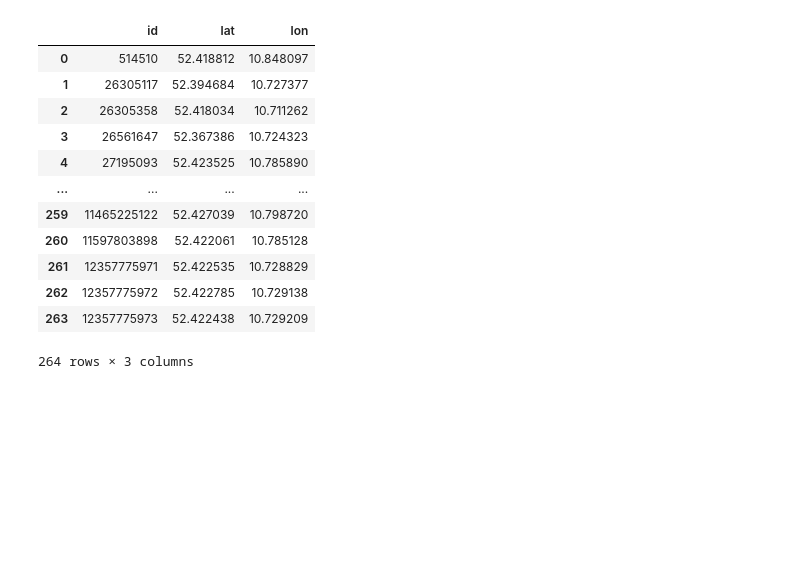
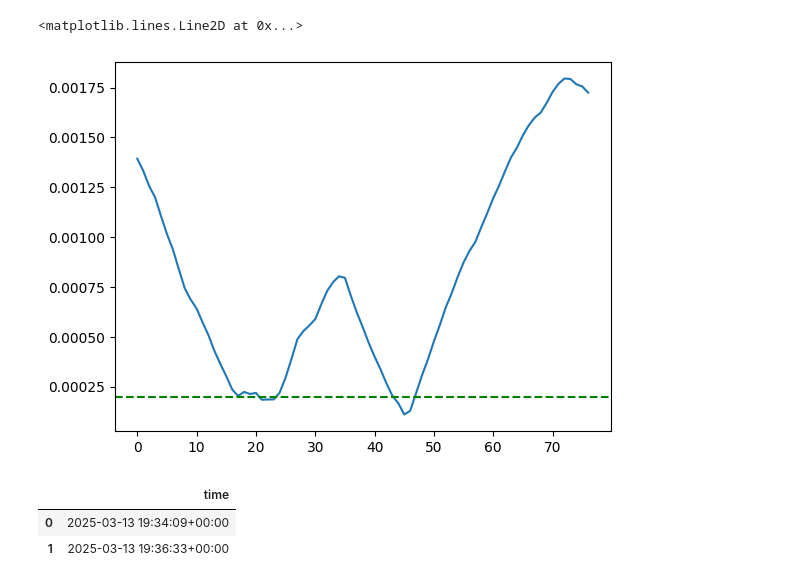
Before and after one commit to BEQSONA-cmd/501-Not-Implemented, a Jupyter notebook: api/test.ipynb, the cells around one changed output. Saved outputs shown, nothing was run; the diff lists cells and outputs as text; code cells hidden in the pictures; blank space fills up the shorter version.

```diff
--- a/api/test.ipynb
+++ b/api/test.ipynb
@@ -38,6 +39,0 @@ df.head()
-# %%
-signalsfile = open('data/traffic_signals.json')
-ts = load(signalsfile)
-lights = pd.DataFrame(ts['elements'])
-lights.drop(columns=['type', 'tags'], **ip)
-lights.plot.scatter(x='lat', y='lon', marker='.')
@@ -47,16 +40,27 @@ lights.plot.scatter(x='lat', y='lon', marker='.')
-# %%
-lights
-# %% [output]
-|  | id | lat | lon |
-| 0 | 514510 | 52.418812 | 10.848097 |
-| 1 | 26305117 | 52.394684 | 10.727377 |
-| 2 | 26305358 | 52.418034 | 10.711262 |
-| 3 | 26561647 | 52.367386 | 10.724323 |
-| 4 | 27195093 | 52.423525 | 10.785890 |
-| ... | ... | ... | ... |
-| 259 | 11465225122 | 52.427039 | 10.798720 |
-| 260 | 11597803898 | 52.422061 | 10.785128 |
-| 261 | 12357775971 | 52.422535 | 10.728829 |
-| 262 | 12357775972 | 52.422785 | 10.729138 |
-| 263 | 12357775973 | 52.422438 | 10.729209 |
-264 rows × 3 columns
+# %%
+import json
+# pd.options.display.max_columns = None
+# pd.options.display.max_rows= None
+
+def load_lights() -> pd.DataFrame:
+    data = json.load(open('../data/traffic_signals.json'))
+    lights = pd.DataFrame(data['elements'])
+    lights.drop(columns=['type'], **ip)
+    return lights
+
+lights = load_lights()
+lights = lights[lights['id'] == 112546381] # porschestrasse lights
+# %%
+import math
+
+def add_dist(row, pt):
+    return math.sqrt((row['lat'] - pt['lat'])**2 + (row['lon'] - pt['lon'])**2)
+
+# Apply the function to frame1 and get the minimum distance for each point
+trk['dist'] = trk.apply(add_dist, axis=1, pt=lights)
+# %%
+ax = trk['dist'].plot(x='time')
+ax.axhline(y=.0002, color='g', linestyle='--', label='y = .0002')
+# %% [output]
+<matplotlib.lines.Line2D at 0x...>
+[figure, added]
@@ -62,0 +110,7 @@ lights
+# %%
+df = pd.DataFrame(find_crossing(trk), columns=['time'])
+df
+# %% [output]
+|  | time |
+| 0 | 2025-03-13 19:34:09+00:00 |
+| 1 | 2025-03-13 19:36:33+00:00 |
```
Also changed, not shown: parts of 15 cells of this notebook, 4 other files.
